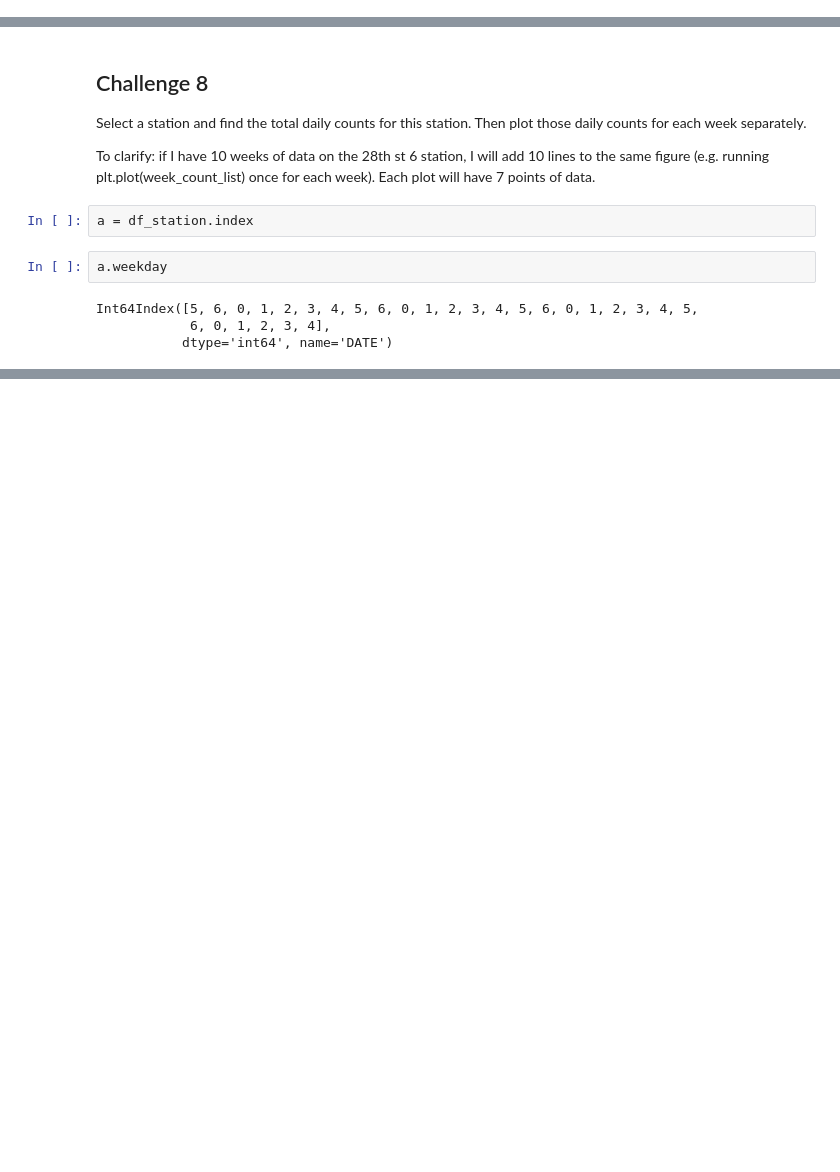
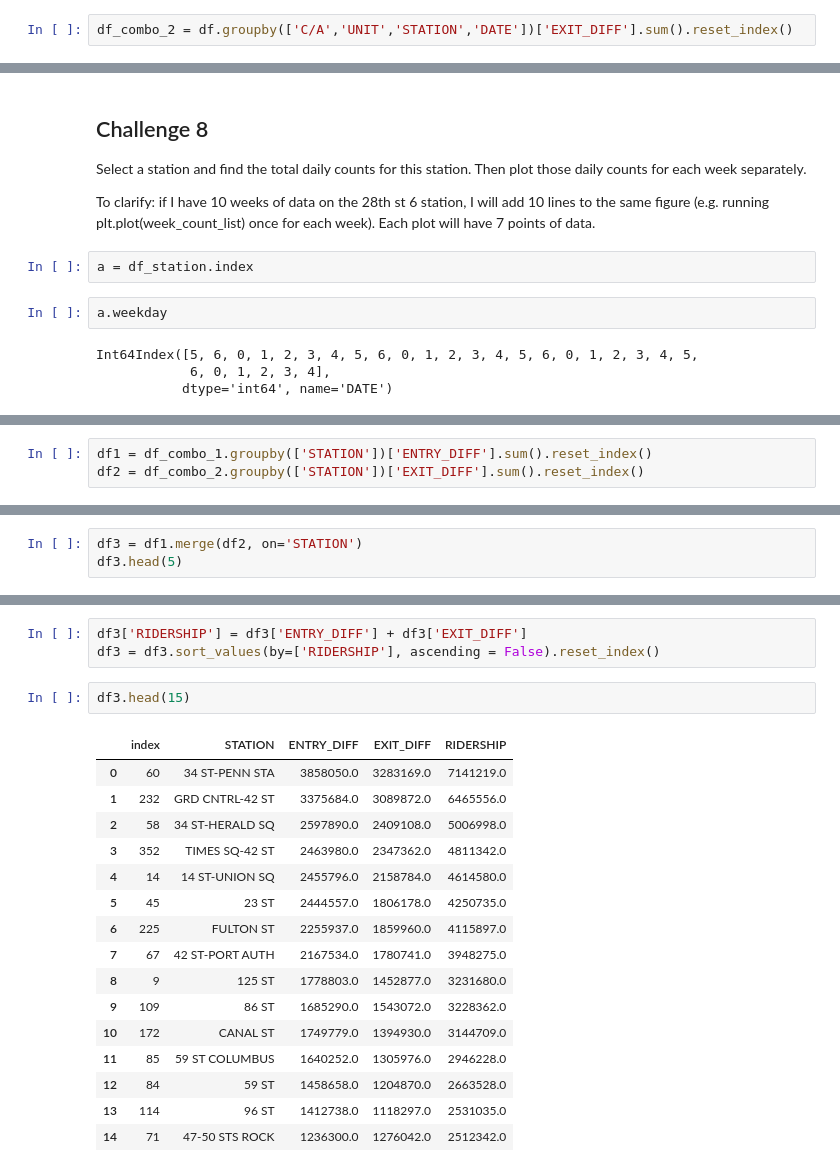
Before and after one commit to leo2506/metis-work, a Jupyter notebook: Challenge1_leo.ipynb, the cells around one changed output, grey strips where cells are left out. Cells and saved outputs as stored; diff of their text form; blank space fills up the shorter version.

```diff
--- a/Challenge1_leo.ipynb
+++ b/Challenge1_leo.ipynb
@@ -368,0 +357,2 @@ df_combo
+# %%
+df_combo_2 = df.groupby(['C/A','UNIT','STATION','DATE'])['EXIT_DIFF'].sum().reset_index()
@@ -474,0 +520,3 @@ AttributeError: 'DataFrame' object has no attribute 'station_name'
+# %%
+df1 = df_combo_1.groupby(['STATION'])['ENTRY_DIFF'].sum().reset_index()
+df2 = df_combo_2.groupby(['STATION'])['EXIT_DIFF'].sum().reset_index()
@@ -474,0 +541,3 @@ AttributeError: 'DataFrame' object has no attribute 'station_name'
+# %%
+df3 = df1.merge(df2, on='STATION')
+df3.head(5)
@@ -474,0 +551,22 @@ AttributeError: 'DataFrame' object has no attribute 'station_name'
+# %%
+df3['RIDERSHIP'] = df3['ENTRY_DIFF'] + df3['EXIT_DIFF']
+df3 = df3.sort_values(by=['RIDERSHIP'], ascending = False).reset_index()
+# %%
+df3.head(15)
+# %% [output]
+|  | index | STATION | ENTRY_DIFF | EXIT_DIFF | RIDERSHIP |
+| 0 | 60 | 34 ST-PENN STA | 3858050.0 | 3283169.0 | 7141219.0 |
+| 1 | 232 | GRD CNTRL-42 ST | 3375684.0 | 3089872.0 | 6465556.0 |
+| 2 | 58 | 34 ST-HERALD SQ | 2597890.0 | 2409108.0 | 5006998.0 |
+| 3 | 352 | TIMES SQ-42 ST | 2463980.0 | 2347362.0 | 4811342.0 |
+| 4 | 14 | 14 ST-UNION SQ | 2455796.0 | 2158784.0 | 4614580.0 |
+| 5 | 45 | 23 ST | 2444557.0 | 1806178.0 | 4250735.0 |
+| 6 | 225 | FULTON ST | 2255937.0 | 1859960.0 | 4115897.0 |
+| 7 | 67 | 42 ST-PORT AUTH | 2167534.0 | 1780741.0 | 3948275.0 |
+| 8 | 9 | 125 ST | 1778803.0 | 1452877.0 | 3231680.0 |
+| 9 | 109 | 86 ST | 1685290.0 | 1543072.0 | 3228362.0 |
+| 10 | 172 | CANAL ST | 1749779.0 | 1394930.0 | 3144709.0 |
+| 11 | 85 | 59 ST COLUMBUS | 1640252.0 | 1305976.0 | 2946228.0 |
+| 12 | 84 | 59 ST | 1458658.0 | 1204870.0 | 2663528.0 |
+| 13 | 114 | 96 ST | 1412738.0 | 1118297.0 | 2531035.0 |
+| 14 | 71 | 47-50 STS ROCK | 1236300.0 | 1276042.0 | 2512342.0 |
```
Also changed, not shown: parts of 22 cells of this notebook.
